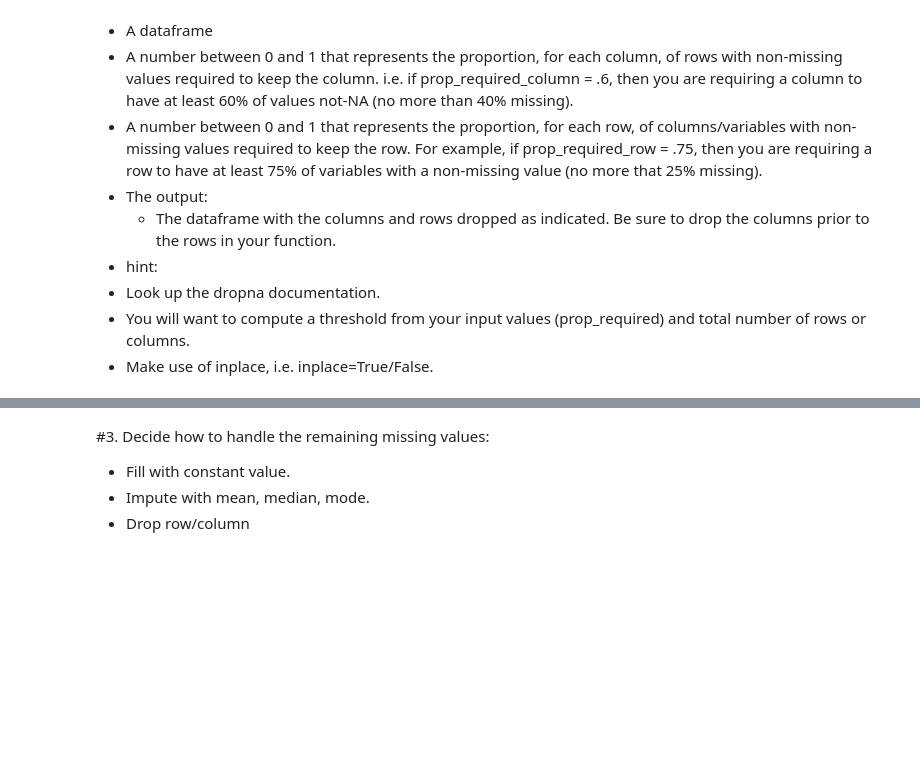
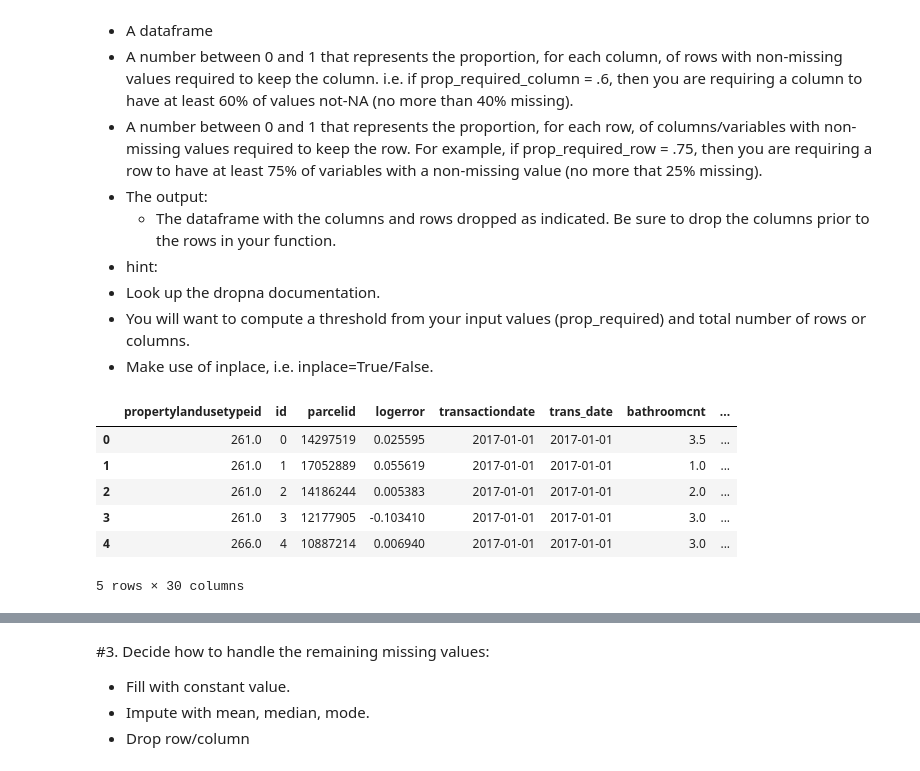
Before and after one commit to Ken-Alviola/clustering-exercises, a Jupyter notebook: zillow.ipynb, the cells around one changed output, grey strips where cells are left out. Saved outputs shown, nothing was run; the diff lists cells and outputs as text; code cells hidden in the pictures; blank space fills up the shorter version.

Commit message:
filling nulls

```diff
--- a/zillow.ipynb
+++ b/zillow.ipynb
@@ -297,0 +339,3 @@ Prepare
+# %%
+zillow = zillow[(zillow.propertylandusetypeid.isin(['261','266','263','275','260'])) | (zillow.unitcnt == 1)]
+zillow.shape
@@ -308,3 +354,29 @@ Prepare
 - Look up the dropna documentation.
 - You will want to compute a threshold from your input values (prop_required) and total number of rows or columns.
 - Make use of inplace, i.e. inplace=True/False.
+# %%
+def handle_missing_values(df, prop_required_row = 0.75, prop_required_col = 0.75):
+    ''' function which takes in a dataframe, required notnull proportions of non-null rows and columns.
+    drop the columns and rows columns based on theshold:'''
+
+    #drop columns with nulls
+    threshold = int(prop_required_col * len(df.index)) # Require that many non-NA values.
+    df.dropna(axis = 1, thresh = threshold, inplace = True)
+
+    #drop rows with nulls
+    threshold = int(prop_required_row * len(df.columns)) # Require that many non-NA values.
+    df.dropna(axis = 0, thresh = threshold, inplace = True)
+
+
+    return df
+# %%
+zillow_dropped = handle_missing_values(zillow)
+zillow_dropped.head()
+# %% [output]
+|  | propertylandusetypeid | id | parcelid | logerror | transactiondate | trans_date | bathroomcnt | ... |
+| 0 | 261.0 | 0 | 14297519 | 0.025595 | 2017-01-01 | 2017-01-01 | 3.5 | ... |
+| 1 | 261.0 | 1 | 17052889 | 0.055619 | 2017-01-01 | 2017-01-01 | 1.0 | ... |
+| 2 | 261.0 | 2 | 14186244 | 0.005383 | 2017-01-01 | 2017-01-01 | 2.0 | ... |
+| 3 | 261.0 | 3 | 12177905 | -0.103410 | 2017-01-01 | 2017-01-01 | 3.0 | ... |
+| 4 | 266.0 | 4 | 10887214 | 0.006940 | 2017-01-01 | 2017-01-01 | 3.0 | ... |
+5 rows × 30 columns
```
Also changed, not shown: parts of 9 cells of this notebook.
